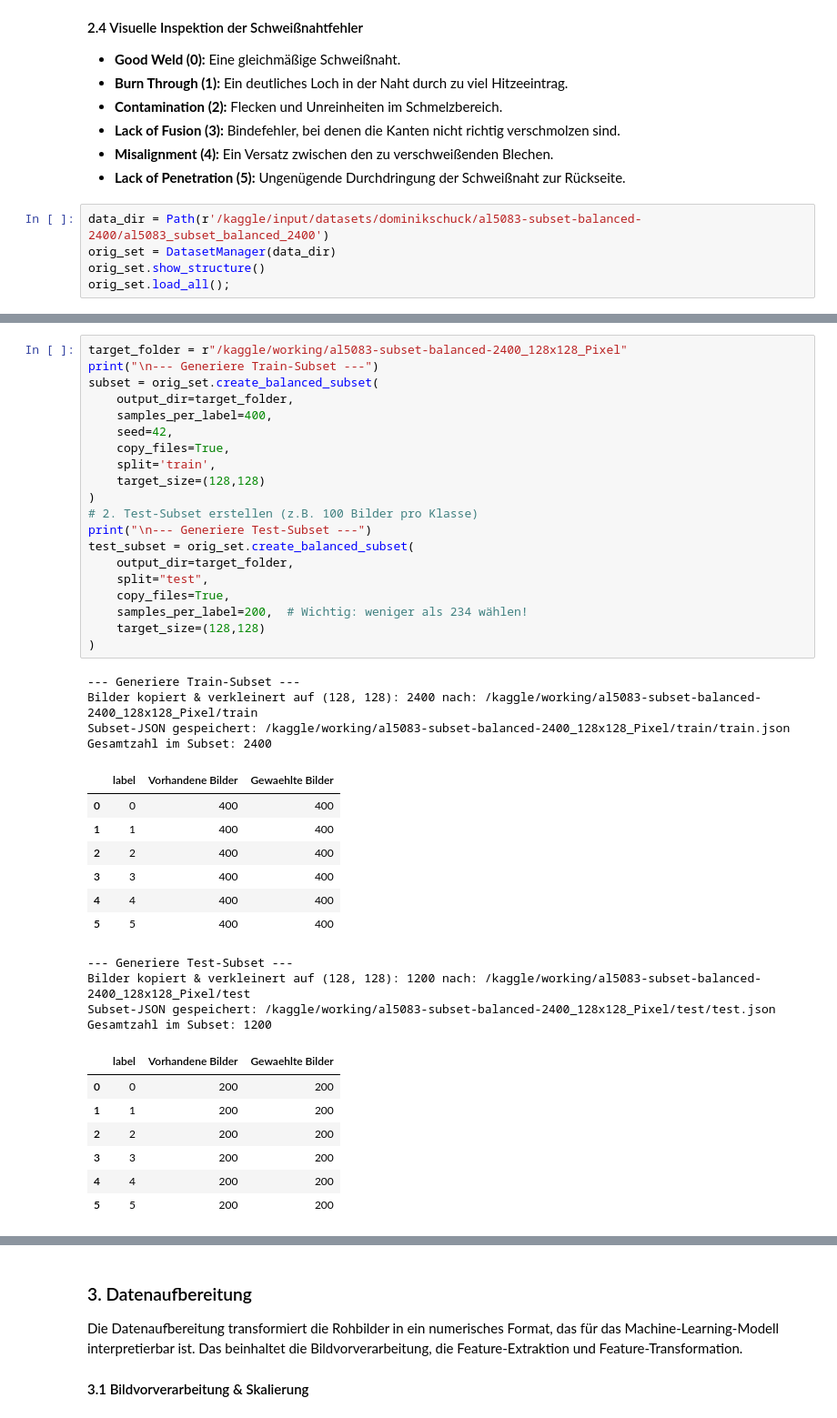
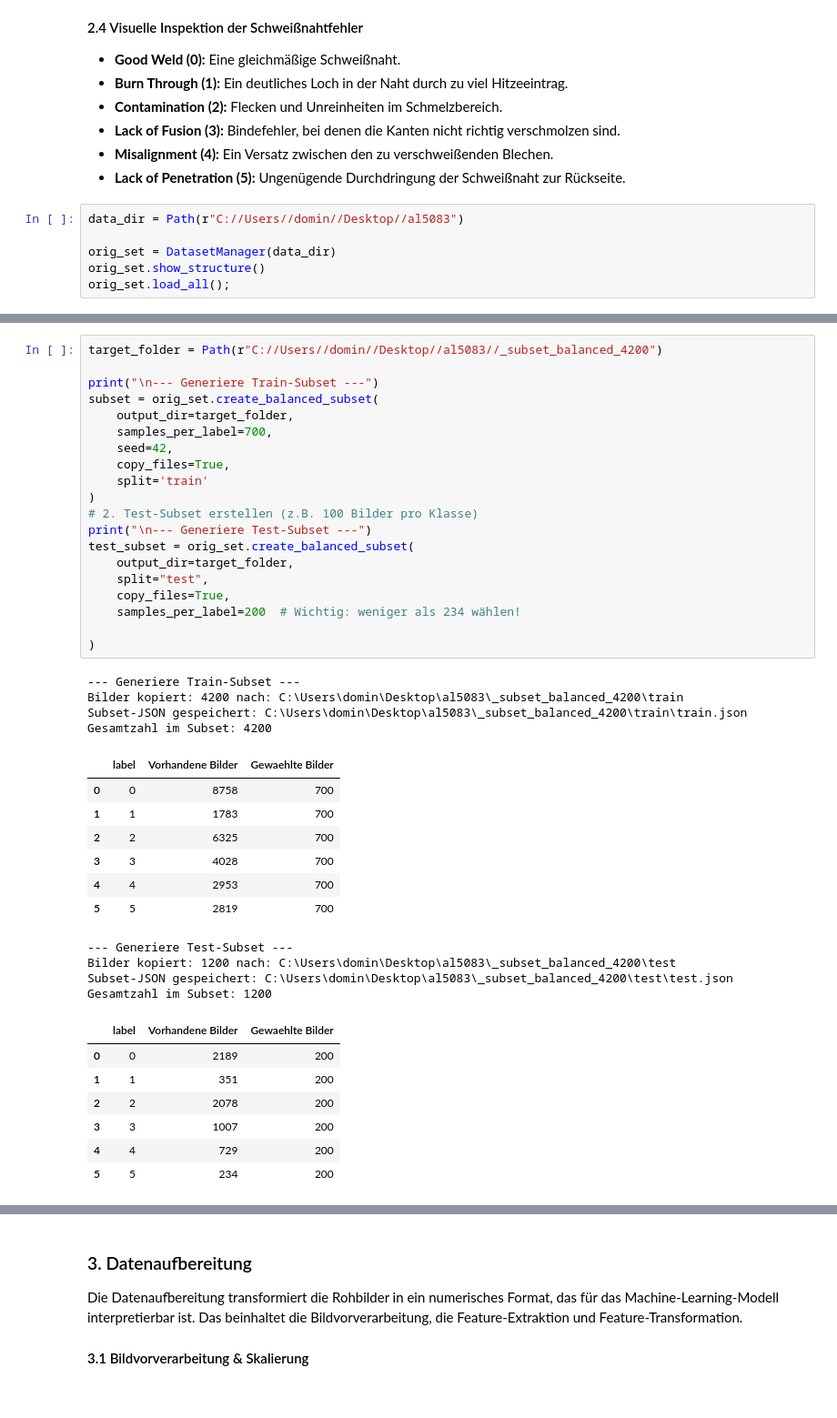
Before and after one commit to DominikSchuck/MLiP_Project, a Jupyter notebook: MLiP_Klassifikation_Projekt_3_Sicherheitskopie.ipynb, the cells around one changed output, grey strips where cells are left out. Shown at 91% size. Saved outputs shown, nothing was run; the diff lists cells and outputs as text.

```diff
--- a/MLiP_Klassifikation_Projekt_3_Sicherheitskopie.ipynb
+++ b/MLiP_Klassifikation_Projekt_3_Sicherheitskopie.ipynb
@@ -284,7 +284,8 @@ Die Bilddaten sind in Ordnern organisiert, die den einzelnen Schweißversuchen e
 * **Misalignment (4):**         Ein Versatz zwischen den zu verschweißenden Blechen.
 * **Lack of Penetration (5):**  Ungenügende Durchdringung der Schweißnaht zur Rückseite.
 # %%
-data_dir = Path(r'/kaggle/input/datasets/dominikschuck/al5083-subset-balanced-2400/al5083_subset_balanced_2400')
+data_dir = Path(r"C://Users//domin//Desktop//al5083")
+
 orig_set = DatasetManager(data_dir)
 orig_set.show_structure()
 orig_set.load_all();
@@ -409,46 +410,46 @@ Modus: L
 # %%
-target_folder = r"/kaggle/working/al5083-subset-balanced-2400_128x128_Pixel"
+target_folder = Path(r"C://Users//domin//Desktop//al5083//_subset_balanced_4200")
+
 print("\n--- Generiere Train-Subset ---")
 subset = orig_set.create_balanced_subset(
     output_dir=target_folder,
-    samples_per_label=400,
+    samples_per_label=700,
     seed=42,
     copy_files=True,
-    split='train',
-    target_size=(128,128)
+    split='train'
 )
 # 2. Test-Subset erstellen (z.B. 100 Bilder pro Klasse)
 print("\n--- Generiere Test-Subset ---")
 test_subset = orig_set.create_balanced_subset(
     output_dir=target_folder,
     split="test",
     copy_files=True,
-    samples_per_label=200,  # Wichtig: weniger als 234 wählen!
-    target_size=(128,128)
+    samples_per_label=200  # Wichtig: weniger als 234 wählen!
+
 )
 # %% [output]
 --- Generiere Train-Subset ---
-Bilder kopiert & verkleinert auf (128, 128): 2400 nach: /kaggle/working/al5083-subset-balanced-2400_128x128_Pixel/train
-Subset-JSON gespeichert: /kaggle/working/al5083-subset-balanced-2400_128x128_Pixel/train/train.json
-Gesamtzahl im Subset: 2400
+Bilder kopiert: 4200 nach: C:\Users\domin\Desktop\al5083\_subset_balanced_4200\train
+Subset-JSON gespeichert: C:\Users\domin\Desktop\al5083\_subset_balanced_4200\train\train.json
+Gesamtzahl im Subset: 4200
 |  | label | Vorhandene Bilder | Gewaehlte Bilder |
-| 0 | 0 | 400 | 400 |
-| 1 | 1 | 400 | 400 |
-| 2 | 2 | 400 | 400 |
-| 3 | 3 | 400 | 400 |
-| 4 | 4 | 400 | 400 |
-| 5 | 5 | 400 | 400 |
+| 0 | 0 | 8758 | 700 |
+| 1 | 1 | 1783 | 700 |
+| 2 | 2 | 6325 | 700 |
+| 3 | 3 | 4028 | 700 |
+| 4 | 4 | 2953 | 700 |
+| 5 | 5 | 2819 | 700 |
 --- Generiere Test-Subset ---
-Bilder kopiert & verkleinert auf (128, 128): 1200 nach: /kaggle/working/al5083-subset-balanced-2400_128x128_Pixel/test
-Subset-JSON gespeichert: /kaggle/working/al5083-subset-balanced-2400_128x128_Pixel/test/test.json
+Bilder kopiert: 1200 nach: C:\Users\domin\Desktop\al5083\_subset_balanced_4200\test
+Subset-JSON gespeichert: C:\Users\domin\Desktop\al5083\_subset_balanced_4200\test\test.json
 Gesamtzahl im Subset: 1200
 |  | label | Vorhandene Bilder | Gewaehlte Bilder |
-| 0 | 0 | 200 | 200 |
-| 1 | 1 | 200 | 200 |
-| 2 | 2 | 200 | 200 |
-| 3 | 3 | 200 | 200 |
-| 4 | 4 | 200 | 200 |
-| 5 | 5 | 200 | 200 |
+| 0 | 0 | 2189 | 200 |
+| 1 | 1 | 351 | 200 |
+| 2 | 2 | 2078 | 200 |
+| 3 | 3 | 1007 | 200 |
+| 4 | 4 | 729 | 200 |
+| 5 | 5 | 234 | 200 |
 # %%
 print(orig_set.train_class_counts)
 # %% [output]
```
Also changed, not shown: parts of 8 cells of this notebook, 1 other file.
